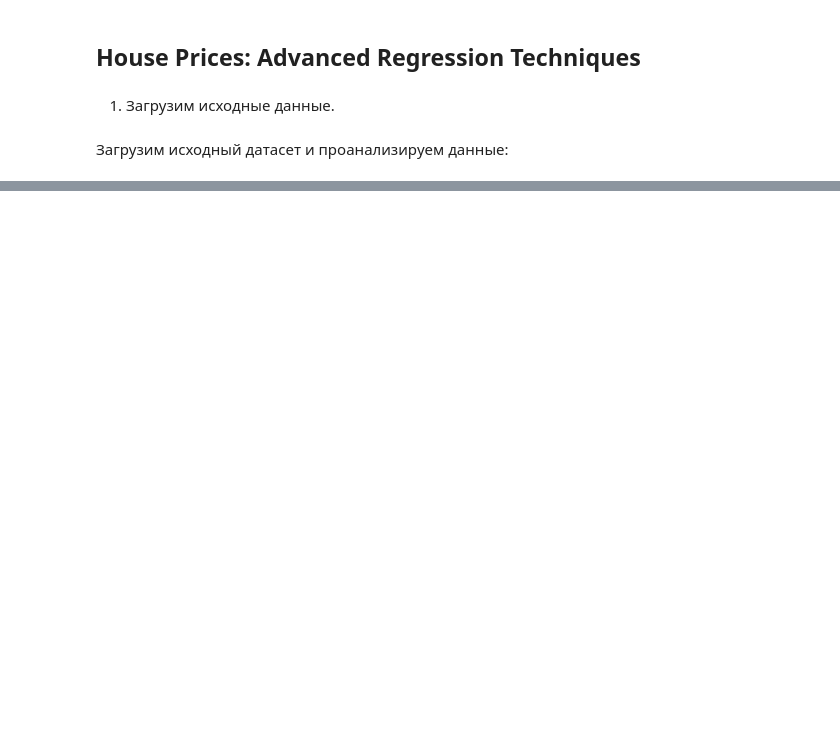
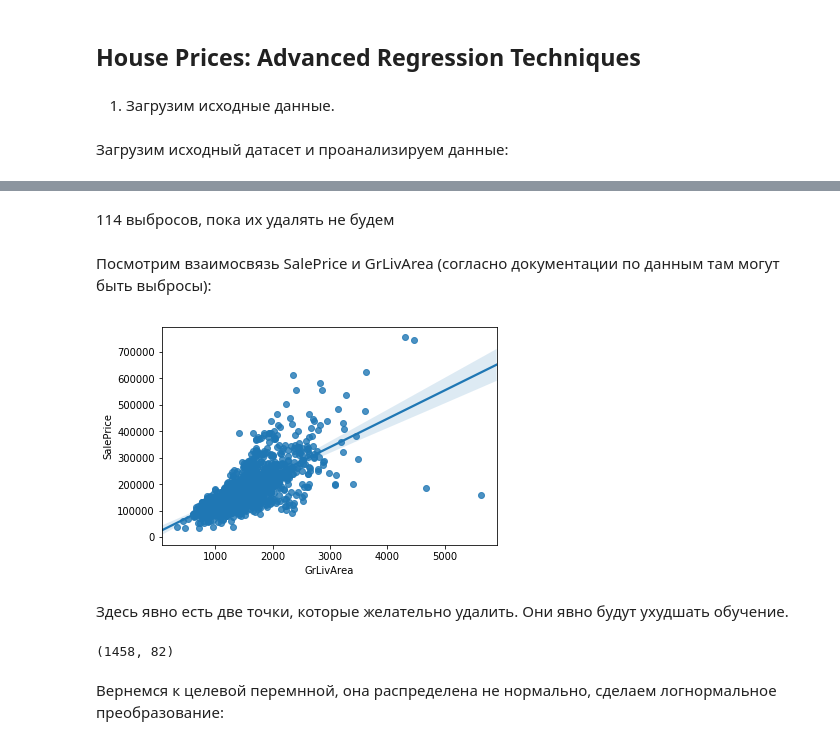
Before and after one commit to AlexeevVl/ML, a Jupyter notebook: HW_Amsamble.ipynb, the cells around one changed output, grey strips where cells are left out. Cells and saved outputs as stored; diff of their text form; code cells hidden in the pictures; blank space fills up the shorter version.

```diff
--- a/HW_Amsamble.ipynb
+++ b/HW_Amsamble.ipynb
@@ -208,0 +60,6 @@ imp.sort_values(ascending=False)
+# %%
+mean_salePrice=  train['SalePrice'].mean()
+q25SalePrice = np.quantile(train['SalePrice'], 0.25, axis=0)
+q75SalePrice = np.quantile(train['SalePrice'], 0.75, axis=0)
+IQR = q75SalePrice-q25SalePrice
+train['SalePrice_isoutliers']=train.apply(lambda row: True if (row.SalePrice < mean_salePrice-1.5*IQR  or row.SalePrice>mean_salePrice+1.5*IQR)  else False,axis=1)
@@ -208,0 +70,11 @@ imp.sort_values(ascending=False)
+# %% [markdown]
+114 выбросов, пока их удалять не будем
+# %% [markdown]
+Посмотрим взаимосвязь SalePrice и GrLivArea (согласно документации по данным там могут быть выбросы):
+# %%
+sns.regplot(x=train['GrLivArea'], y=train['SalePrice'], fit_reg=True)
+plt.show()
+# %% [output]
+[figure, added]
+# %% [markdown]
+Здесь явно есть две точки, которые желательно удалить. Они явно будут ухудшать обучение.
@@ -208,0 +83,6 @@ imp.sort_values(ascending=False)
+# %%
+train.shape
+# %% [output]
+(1458, 82)
+# %% [markdown]
+Вернемся к целевой перемнной, она распределена не нормально, сделаем логнормальное преобразование:
```
Also changed, not shown: parts of 108 cells of this notebook.
